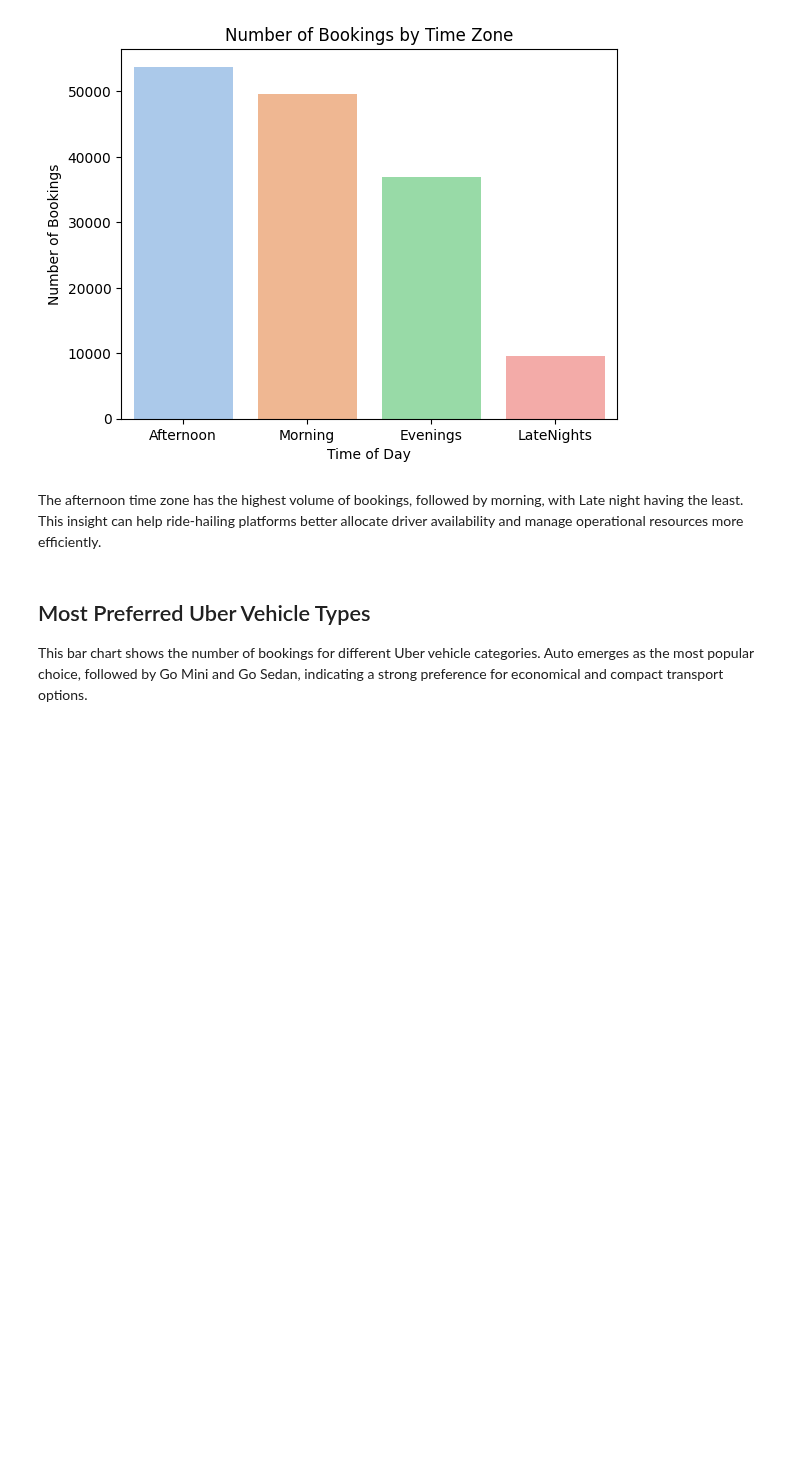
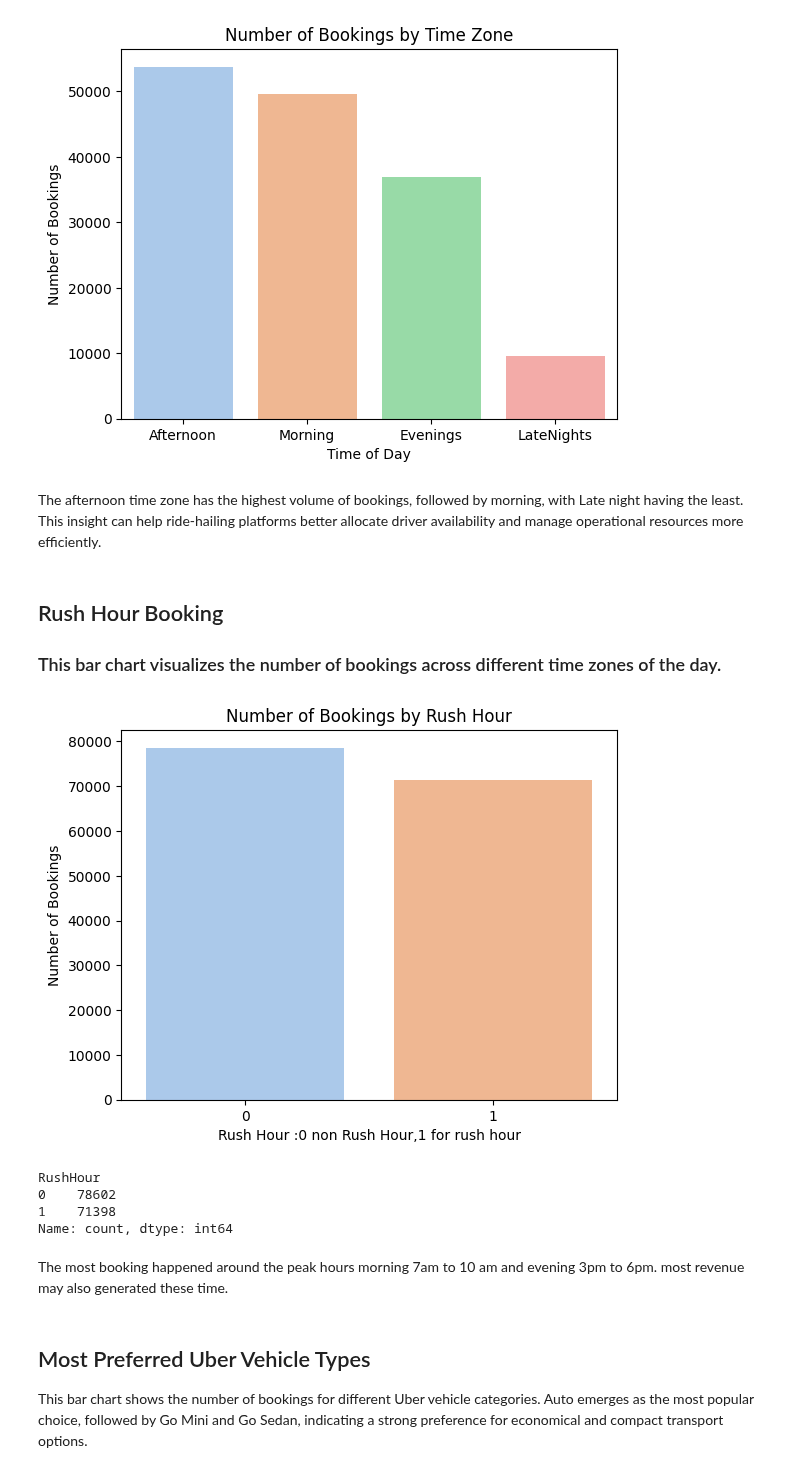
Before and after one commit to kiran-21/Uber-Data-Analytics-and-ML-model, a Jupyter notebook: uber-data-analysis.ipynb, the cells around one changed output. Saved outputs shown, nothing was run; the diff lists cells and outputs as text; code cells hidden in the pictures; blank space fills up the shorter version.

Commit message:
Kaggle Notebook | Uber Dataset - Exploratory Data Analysis | Version 3

```diff
--- a/uber-data-analysis.ipynb
+++ b/uber-data-analysis.ipynb
@@ -280,6 +349,24 @@ plt.show()
 [figure]
 # %% [markdown]
  The afternoon time zone has the highest volume of bookings, followed by morning, with Late night having the least. This insight can help ride-hailing platforms better allocate driver availability and manage operational resources more efficiently.
+# %% [markdown]
+## Rush Hour Booking
+### This bar chart visualizes the number of bookings across different time zones of the day.
+# %%
+sns.countplot(x='RushHour', data=df2, order=df2['RushHour'].value_counts().index, palette='pastel')
+plt.title("Number of Bookings by Rush Hour")
+plt.ylabel("Number of Bookings")
+plt.xlabel("Rush Hour :0 non Rush Hour,1 for rush hour")
+plt.show()
+print(df2['RushHour'].value_counts())
+# %% [output]
+[figure, added]
+RushHour
+0    78602
+1    71398
+Name: count, dtype: int64
+# %% [markdown]
+The most booking happened around the peak hours morning 7am to 10 am and evening 3pm to 6pm. most revenue may also generated these time.
 # %% [markdown]
 ## Most Preferred Uber Vehicle Types
 
```
Also changed, not shown: parts of 13 cells of this notebook.
